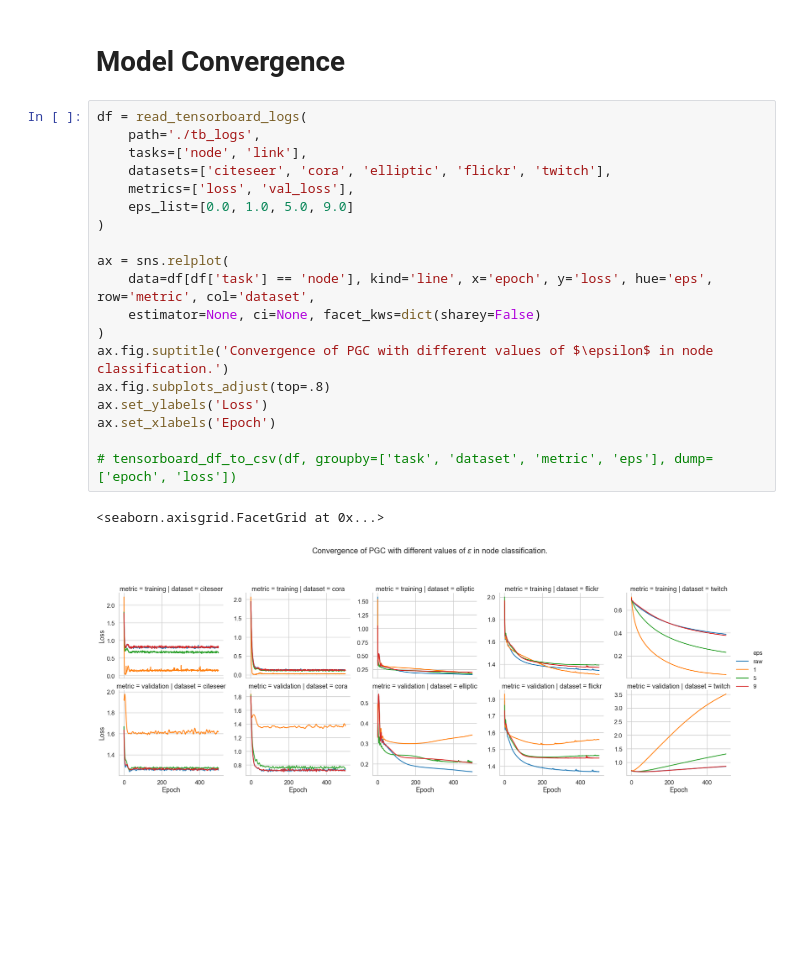
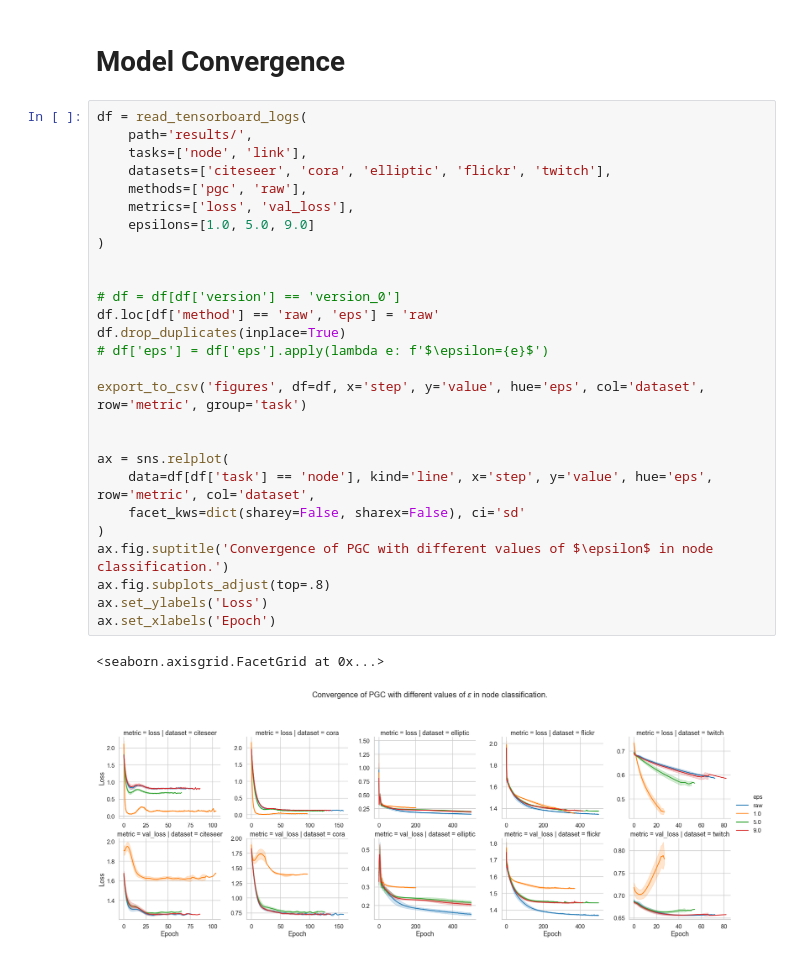
Before and after one commit to sisaman/LPGNN, a Jupyter notebook: results.ipynb, the cells around one changed output. Drawn from its saved outputs; the diff is of its cells as text; blank space fills up the shorter version.

```diff
--- a/results.ipynb
+++ b/results.ipynb
@@ -255,23 +196,31 @@ df
 # Model Convergence
 # %%
 df = read_tensorboard_logs(
-    path='./tb_logs',
+    path='results/',
     tasks=['node', 'link'],
     datasets=['citeseer', 'cora', 'elliptic', 'flickr', 'twitch'],
+    methods=['pgc', 'raw'],
     metrics=['loss', 'val_loss'],
-    eps_list=[0.0, 1.0, 5.0, 9.0]
+    epsilons=[1.0, 5.0, 9.0]
 )
 
+
+# df = df[df['version'] == 'version_0']
+df.loc[df['method'] == 'raw', 'eps'] = 'raw'
+df.drop_duplicates(inplace=True)
+# df['eps'] = df['eps'].apply(lambda e: f'$\epsilon={e}$')
+
+export_to_csv('figures', df=df, x='step', y='value', hue='eps', col='dataset', row='metric', group='task')
+
+
 ax = sns.relplot(
-    data=df[df['task'] == 'node'], kind='line', x='epoch', y='loss', hue='eps', row='metric', col='dataset',
-    estimator=None, ci=None, facet_kws=dict(sharey=False)
+    data=df[df['task'] == 'node'], kind='line', x='step', y='value', hue='eps', row='metric', col='dataset',
+    facet_kws=dict(sharey=False, sharex=False), ci='sd'
 )
 ax.fig.suptitle('Convergence of PGC with different values of $\epsilon$ in node classification.')
 ax.fig.subplots_adjust(top=.8)
 ax.set_ylabels('Loss')
 ax.set_xlabels('Epoch')
-
-# tensorboard_df_to_csv(df, groupby=['task', 'dataset', 'metric', 'eps'], dump=['epoch', 'loss'])
 # %% [output]
 <seaborn.axisgrid.FacetGrid at 0x...>
-[figure, old version]
+[figure, new version]
```
Also changed, not shown: parts of 6 cells of this notebook.
